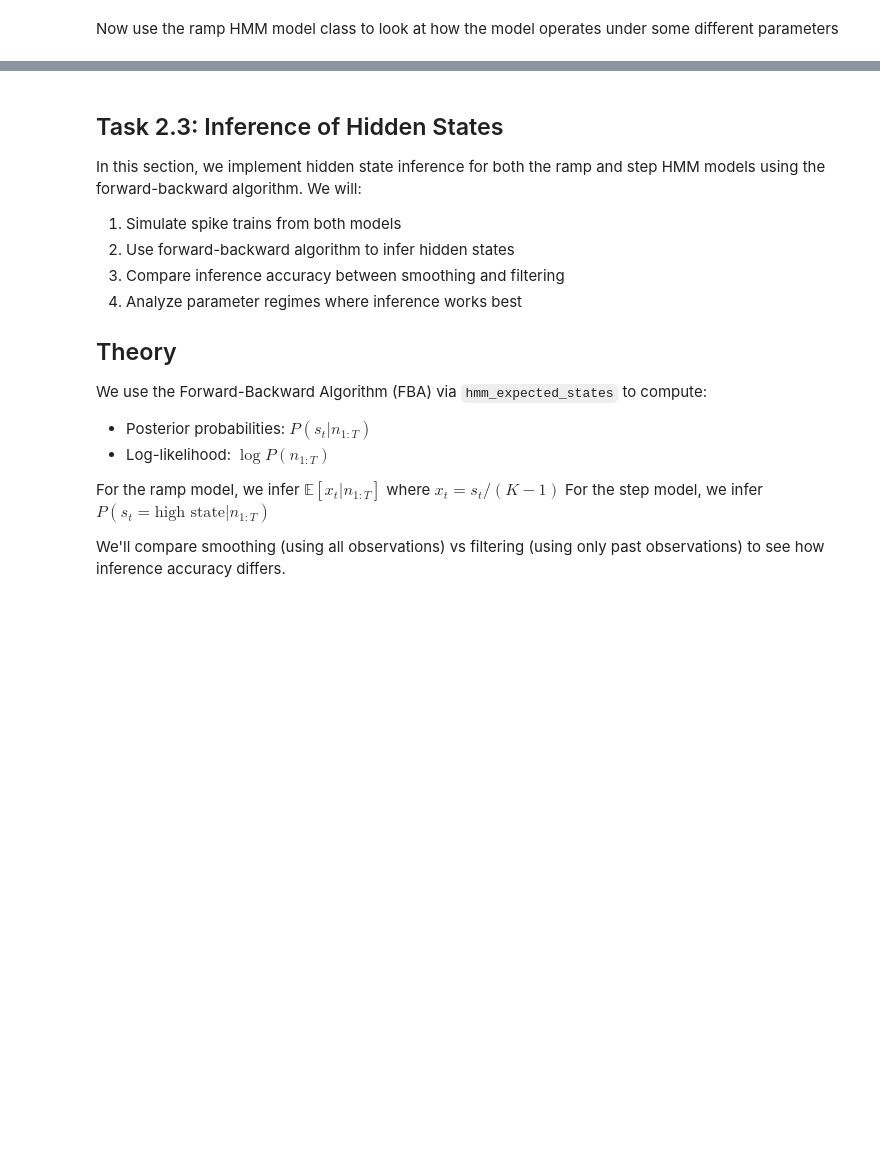
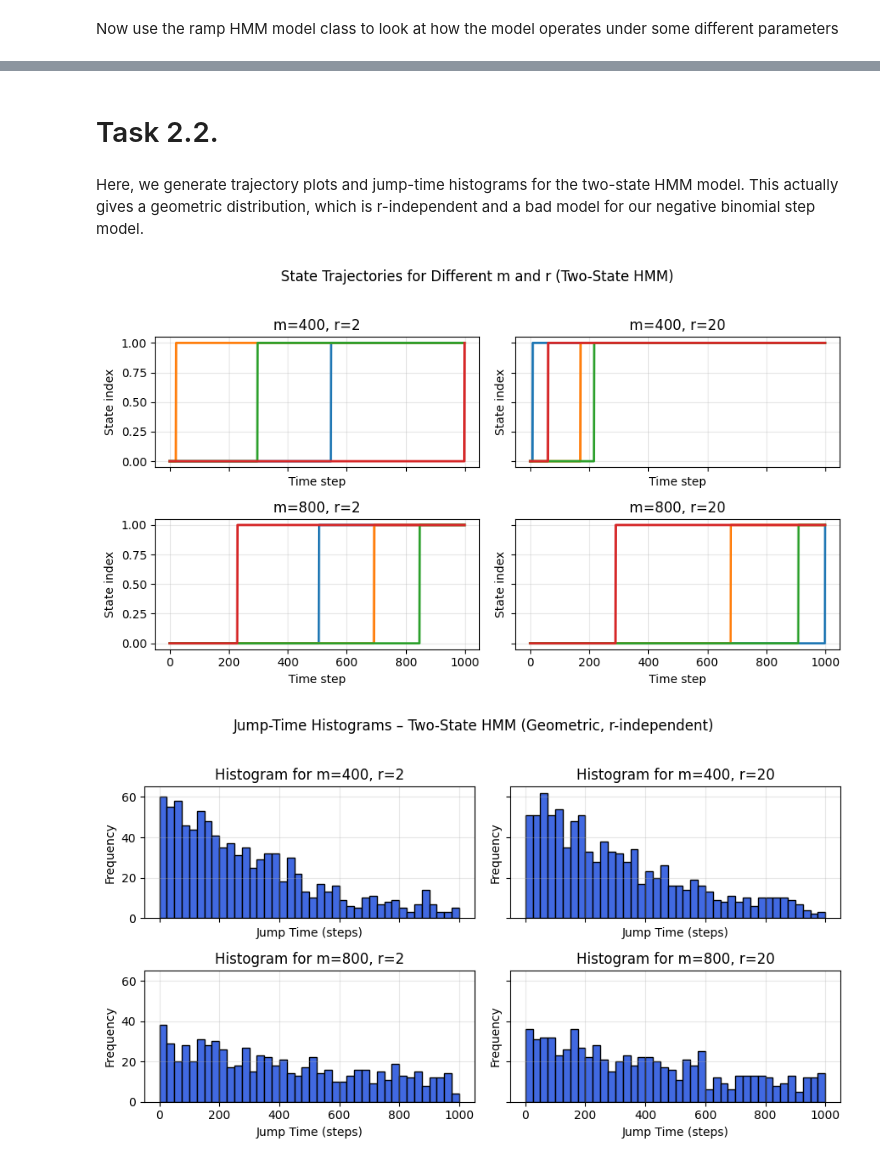
Before and after one commit to oparker7/gg3, a Jupyter notebook: task2.ipynb, the cells around one changed output, grey strips where cells are left out. Cells and saved outputs as stored; diff of their text form; code cells hidden in the pictures; blank space fills up the shorter version.

Commit message:
Added correct 2.2 code to task 2 notebook

```diff
--- a/task2.ipynb
+++ b/task2.ipynb
@@ -392,20 +214,60 @@ plot_step_example(
-# %% [markdown]
-## Task 2.3: Inference of Hidden States
-
-In this section, we implement hidden state inference for both the ramp and step HMM models using the forward-backward algorithm. We will:
-
-1. Simulate spike trains from both models
-2. Use forward-backward algorithm to infer hidden states
-3. Compare inference accuracy between smoothing and filtering
-4. Analyze parameter regimes where inference works best
-
-## Theory
-
-We use the Forward-Backward Algorithm (FBA) via `hmm_expected_states` to compute:
-- Posterior probabilities: $P(s_t | n_{1:T})$
-- Log-likelihood: $\log P(n_{1:T})$
-
-For the ramp model, we infer $\mathbb{E}[x_t | n_{1:T}]$ where $x_t = s_t/(K-1)$
-For the step model, we infer $P(s_t = \text{high state} | n_{1:T})$
-
-We'll compare smoothing (using all observations) vs filtering (using only past observations) to see how inference accuracy differs.
+# %% [markdown]
+# Task 2.2.
+# %% [markdown]
+Here, we generate trajectory plots and jump-time histograms for the two-state HMM model. This actually gives a geometric distribution, which is r-independent and a bad model for our negative binomial step model.
+# %%
+import numpy as np
+import matplotlib.pyplot as plt
+
+def simulate_two_state_hmm(m, r, T, n_trials):
+
+    p = 1.0 / (m + 1)
+    jumps = np.random.geometric(p, size=n_trials) - 1
+    states = np.zeros((n_trials, T), dtype=int)
+    for i, jt in enumerate(jumps):
+        jt = min(jt, T - 1)
+        states[i, jt:] = 1
+    return states, jumps
+
+
+T                 = 1000
+n_show_traj       = 4
+n_hist_trials     = 1000
+settings          = [(400, 2), (400, 20), (800, 2), (800, 20)]
+
+
+fig_traj, ax_traj = plt.subplots(2, 2, figsize=(9, 5), sharex=True, sharey=True)
+
+for k, (m, r) in enumerate(settings):
+    row, col = divmod(k, 2)
+    st, _ = simulate_two_state_hmm(m, r, T, n_show_traj)
+    for tr in range(n_show_traj):
+        ax_traj[row, col].plot(np.arange(T), st[tr], lw=2)
+    ax_traj[row, col].set_title(f"m={m}, r={r}")
+    ax_traj[row, col].set_ylim(-0.05, 1.05)
+    ax_traj[row, col].set_xlabel("Time step")
+    ax_traj[row, col].set_ylabel("State index")
+    ax_traj[row, col].grid(alpha=0.3)
+
+fig_traj.suptitle("State Trajectories for Different m and r (Two-State HMM)", y=1.02)
+fig_traj.tight_layout()
+
+fig_hist, ax_hist = plt.subplots(2, 2, figsize=(9, 5), sharex=True, sharey=True)
+
+for k, (m, r) in enumerate(settings):
+    row, col = divmod(k, 2)
+    _, jumps = simulate_two_state_hmm(m, r, T, n_hist_trials)
+    ax_hist[row, col].hist(jumps, bins=np.arange(0, T + 25, 25),
+                           color="royalblue", edgecolor="black")
+    ax_hist[row, col].set_title(f"Histogram for m={m}, r={r}")
+    ax_hist[row, col].set_xlabel("Jump Time (steps)")
+    ax_hist[row, col].set_ylabel("Frequency")
+    ax_hist[row, col].grid(alpha=0.3)
+
+fig_hist.suptitle("Jump-Time Histograms – Two-State HMM (Geometric, r-independent)", y=1.02)
+fig_hist.tight_layout()
+
+plt.show()
+# %% [output]
+[figure, added]
+[figure, added]
```
Also changed, not shown: parts of 67 cells of this notebook.
